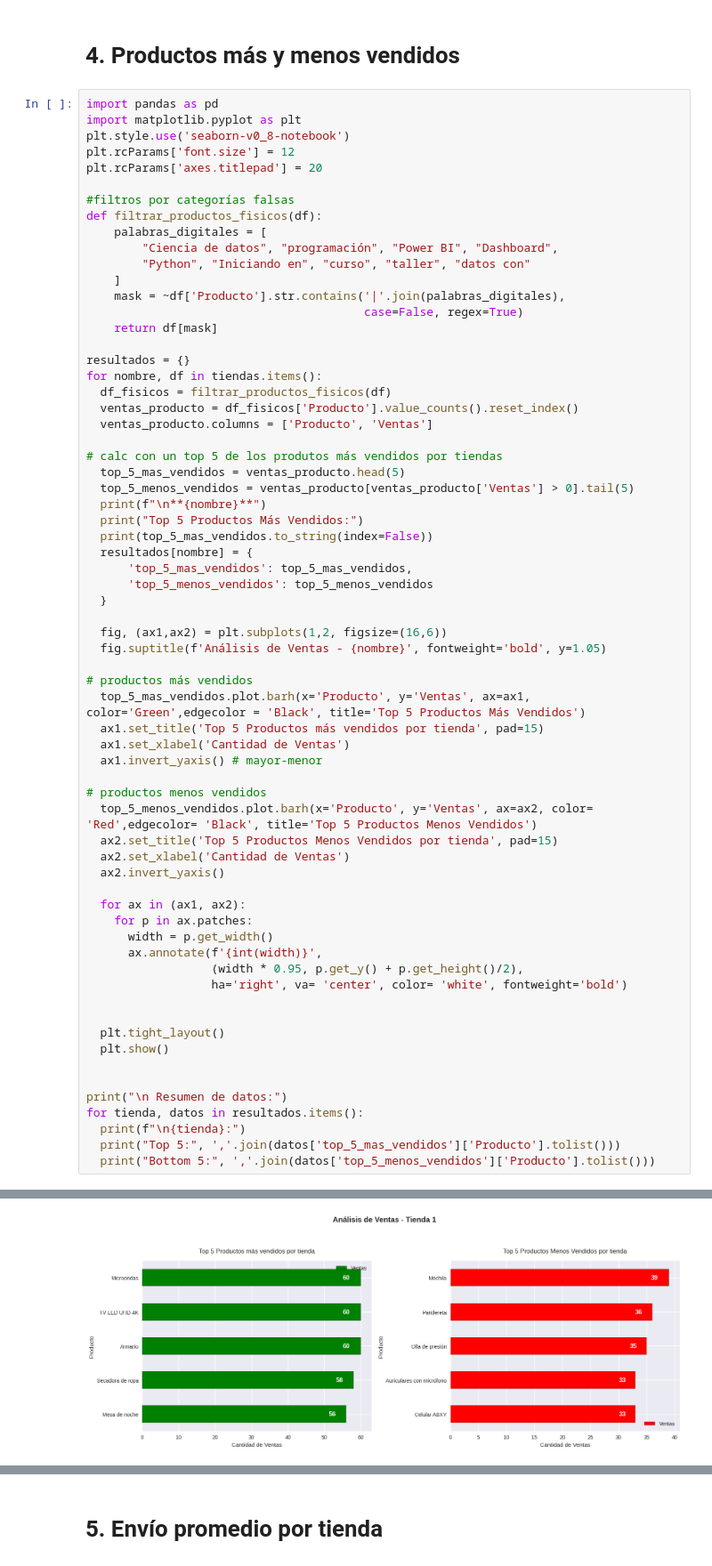
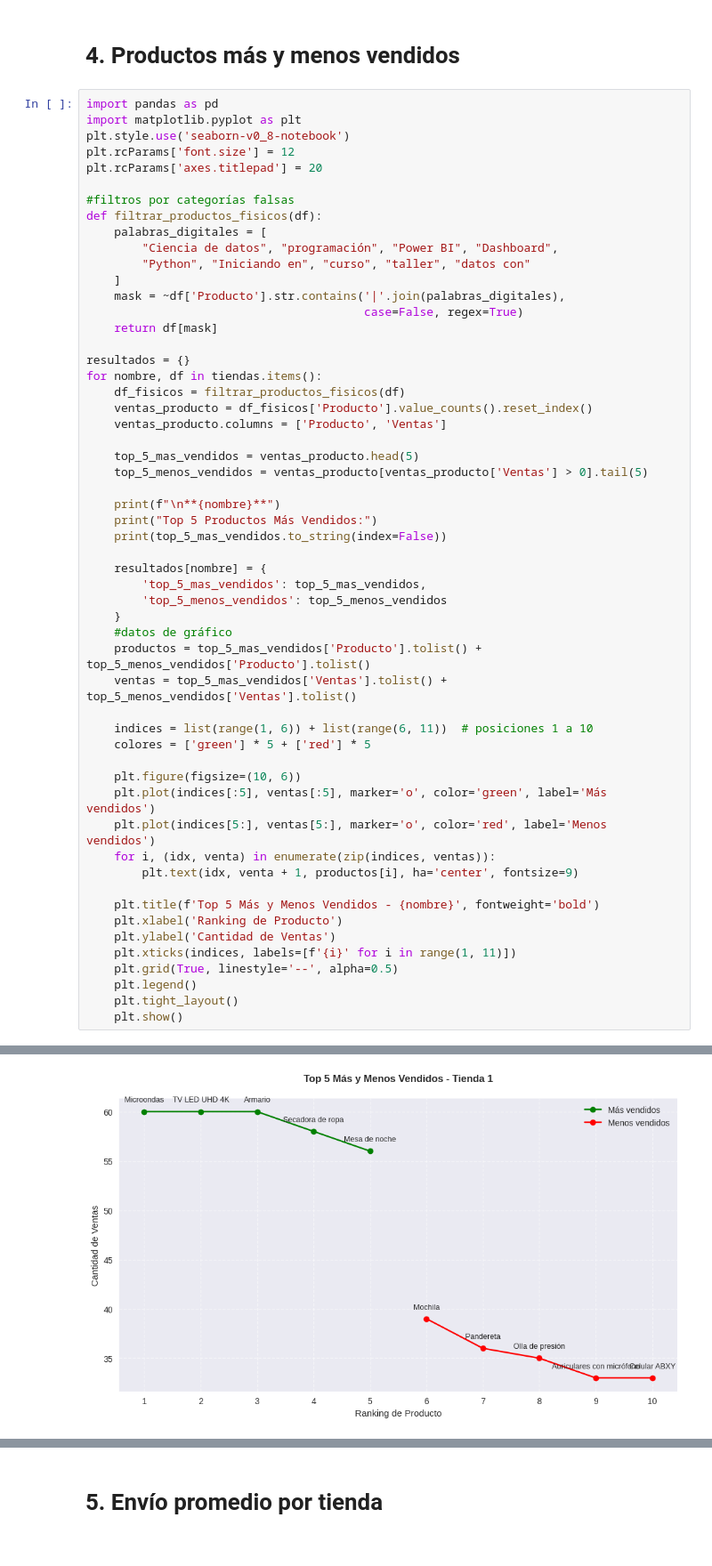
Before and after one commit to maufonseca18/Challenge-Alura-Store-, a Jupyter notebook: AluraStoreLatam.ipynb, the cells around one changed output, grey strips where cells are left out. Shown at 89% size. Saved outputs shown, nothing was run; the diff lists cells and outputs as text.

```diff
--- a/AluraStoreLatam.ipynb
+++ b/AluraStoreLatam.ipynb
@@ -219,75 +190,64 @@ plt.style.use('seaborn-v0_8-notebook')
 plt.rcParams['font.size'] = 12
 plt.rcParams['axes.titlepad'] = 20
 
 #filtros por categorías falsas
 def filtrar_productos_fisicos(df):
     palabras_digitales = [
         "Ciencia de datos", "programación", "Power BI", "Dashboard",
         "Python", "Iniciando en", "curso", "taller", "datos con"
     ]
     mask = ~df['Producto'].str.contains('|'.join(palabras_digitales),
                                         case=False, regex=True)
     return df[mask]
 
 resultados = {}
 for nombre, df in tiendas.items():
-  df_fisicos = filtrar_productos_fisicos(df)
-  ventas_producto = df_fisicos['Producto'].value_counts().reset_index()
-  ventas_producto.columns = ['Producto', 'Ventas']
+    df_fisicos = filtrar_productos_fisicos(df)
+    ventas_producto = df_fisicos['Producto'].value_counts().reset_index()
+    ventas_producto.columns = ['Producto', 'Ventas']
 
-# calc con un top 5 de los produtos más vendidos por tiendas
-  top_5_mas_vendidos = ventas_producto.head(5)
-  top_5_menos_vendidos = ventas_producto[ventas_producto['Ventas'] > 0].tail(5)
-  print(f"\n**{nombre}**")
-  print("Top 5 Productos Más Vendidos:")
-  print(top_5_mas_vendidos.to_string(index=False))
-  resultados[nombre] = {
-      'top_5_mas_vendidos': top_5_mas_vendidos,
-      'top_5_menos_vendidos': top_5_menos_vendidos
-  }
+    top_5_mas_vendidos = ventas_producto.head(5)
+    top_5_menos_vendidos = ventas_producto[ventas_producto['Ventas'] > 0].tail(5)
 
-  fig, (ax1,ax2) = plt.subplots(1,2, figsize=(16,6))
-  fig.suptitle(f'Análisis de Ventas - {nombre}', fontweight='bold', y=1.05)
+    print(f"\n**{nombre}**")
+    print("Top 5 Productos Más Vendidos:")
+    print(top_5_mas_vendidos.to_string(index=False))
 
-# productos más vendidos
-  top_5_mas_vendidos.plot.barh(x='Producto', y='Ventas', ax=ax1, color='Green',edgecolor = 'Black', title='Top 5 Productos Más Vendidos')
-  ax1.set_title('Top 5 Productos más vendidos por tienda', pad=15)
-  ax1.set_xlabel('Cantidad de Ventas')
-  ax1.invert_yaxis() # mayor-menor
+    resultados[nombre] = {
+        'top_5_mas_vendidos': top_5_mas_vendidos,
+        'top_5_menos_vendidos': top_5_menos_vendidos
+    }
+    #datos de gráfico
+    productos = top_5_mas_vendidos['Producto'].tolist() + top_5_menos_vendidos['Producto'].tolist()
+    ventas = top_5_mas_vendidos['Ventas'].tolist() + top_5_menos_vendidos['Ventas'].tolist()
 
-# productos menos vendidos
-  top_5_menos_vendidos.plot.barh(x='Producto', y='Ventas', ax=ax2, color= 'Red',edgecolor= 'Black', title='Top 5 Productos Menos Vendidos')
-  ax2.set_title('Top 5 Productos Menos Vendidos por tienda', pad=15)
-  ax2.set_xlabel('Cantidad de Ventas')
-  ax2.invert_yaxis()
+    indices = list(range(1, 6)) + list(range(6, 11))  # posiciones 1 a 10
+    colores = ['green'] * 5 + ['red'] * 5
 
-  for ax in (ax1, ax2):
-    for p in ax.patches:
-      width = p.get_width()
-      ax.annotate(f'{int(width)}',
-                  (width * 0.95, p.get_y() + p.get_height()/2),
-                  ha='right', va= 'center', color= 'white', fontweight='bold')
+    plt.figure(figsize=(10, 6))
+    plt.plot(indices[:5], ventas[:5], marker='o', color='green', label='Más vendidos')
+    plt.plot(indices[5:], ventas[5:], marker='o', color='red', label='Menos vendidos')
+    for i, (idx, venta) in enumerate(zip(indices, ventas)):
+        plt.text(idx, venta + 1, productos[i], ha='center', fontsize=9)
 
-
-  plt.tight_layout()
-  plt.show()
-
-
-print("\n Resumen de datos:")
-for tienda, datos in resultados.items():
-  print(f"\n{tienda}:")
-  print("Top 5:", ','.join(datos['top_5_mas_vendidos']['Producto'].tolist()))
-  print("Bottom 5:", ','.join(datos['top_5_menos_vendidos']['Producto'].tolist()))
+    plt.title(f'Top 5 Más y Menos Vendidos - {nombre}', fontweight='bold')
+    plt.xlabel('Ranking de Producto')
+    plt.ylabel('Cantidad de Ventas')
+    plt.xticks(indices, labels=[f'{i}' for i in range(1, 11)])
+    plt.grid(True, linestyle='--', alpha=0.5)
+    plt.legend()
+    plt.tight_layout()
+    plt.show()
 # %% [output]
 **Tienda 1**
 Top 5 Productos Más Vendidos:
         Producto  Ventas
       Microondas      60
    TV LED UHD 4K      60
          Armario      60
 Secadora de ropa      58
    Mesa de noche      56
-[figure, old version]
+[figure, new version]
 **Tienda 2**
 Top 5 Productos Más Vendidos:
          Producto  Ventas
```
Also changed, not shown: parts of 14 cells of this notebook.
